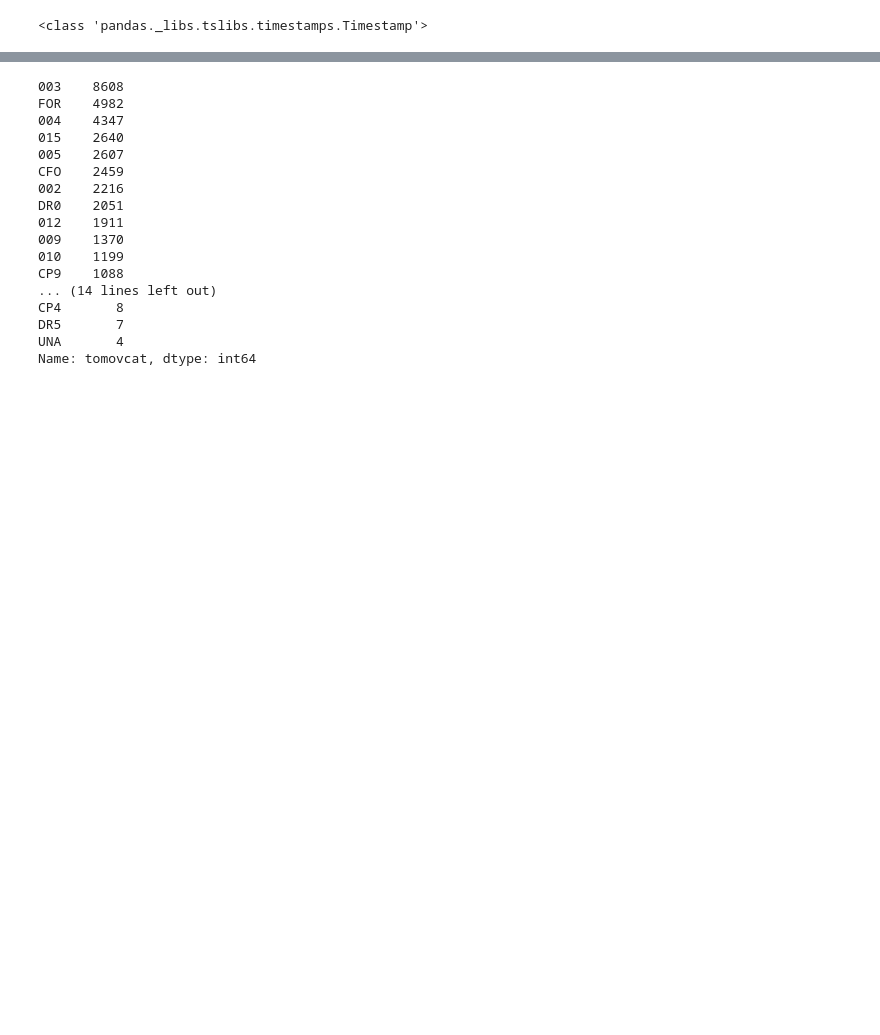
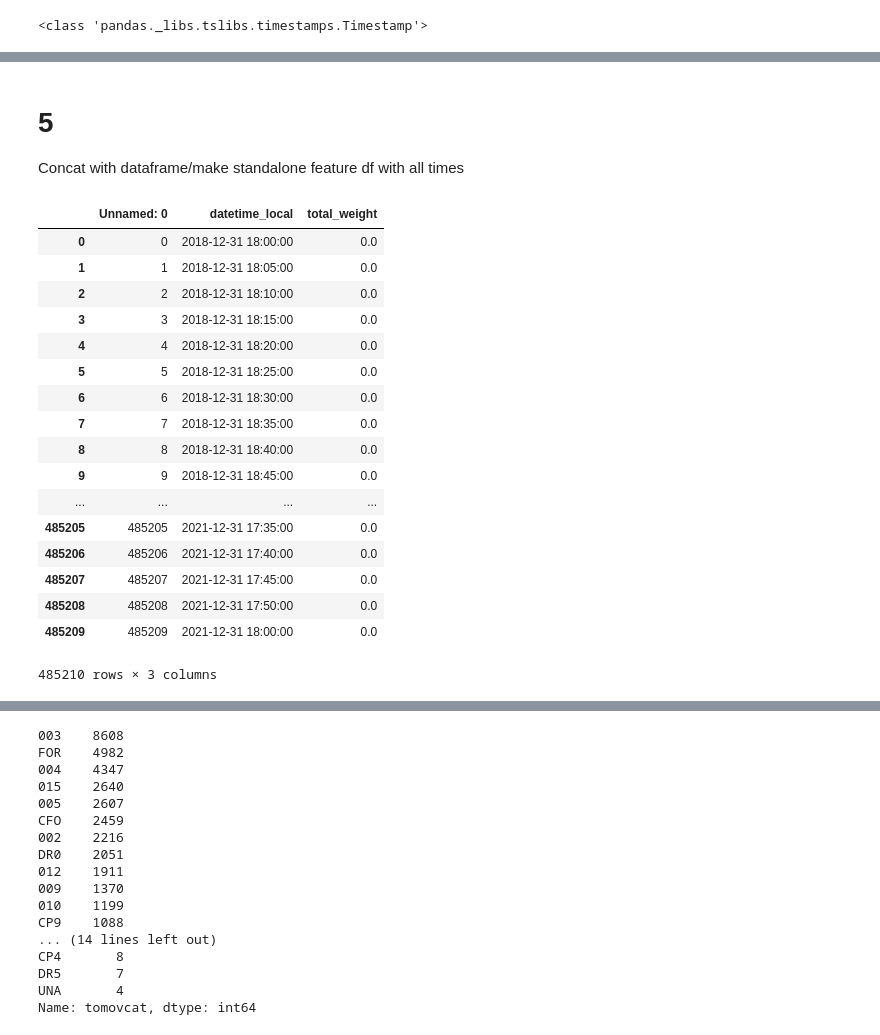
Before and after one commit to Robpennekamp/AppliedMachineLearning, a Jupyter notebook: AppliedMLdataproject2Sonjaa.ipynb, the cells around one changed output, grey strips where cells are left out. Drawn from its saved outputs; the diff is of its cells as text; code cells hidden in the pictures; blank space fills up the shorter version.

```diff
--- a/AppliedMLdataproject2Sonjaa.ipynb
+++ b/AppliedMLdataproject2Sonjaa.ipynb
@@ -255,0 +405,3 @@ featurestest = pd.DataFrame({'datetime_local': trainentest['datetime_local'][273
+# %% [markdown]
+# 5
+Concat with dataframe/make standalone feature df with all times
@@ -255,0 +412,21 @@ featurestest = pd.DataFrame({'datetime_local': trainentest['datetime_local'][273
+# %%
+warmthfeature = load_data('warmthft.csv')
+# %% [output]
+|  | Unnamed: 0 | datetime_local | total_weight |
+| 0 | 0 | 2018-12-31 18:00:00 | 0.0 |
+| 1 | 1 | 2018-12-31 18:05:00 | 0.0 |
+| 2 | 2 | 2018-12-31 18:10:00 | 0.0 |
+| 3 | 3 | 2018-12-31 18:15:00 | 0.0 |
+| 4 | 4 | 2018-12-31 18:20:00 | 0.0 |
+| 5 | 5 | 2018-12-31 18:25:00 | 0.0 |
+| 6 | 6 | 2018-12-31 18:30:00 | 0.0 |
+| 7 | 7 | 2018-12-31 18:35:00 | 0.0 |
+| 8 | 8 | 2018-12-31 18:40:00 | 0.0 |
+| 9 | 9 | 2018-12-31 18:45:00 | 0.0 |
+| ... | ... | ... | ... |
+| 485205 | 485205 | 2021-12-31 17:35:00 | 0.0 |
+| 485206 | 485206 | 2021-12-31 17:40:00 | 0.0 |
+| 485207 | 485207 | 2021-12-31 17:45:00 | 0.0 |
+| 485208 | 485208 | 2021-12-31 17:50:00 | 0.0 |
+| 485209 | 485209 | 2021-12-31 18:00:00 | 0.0 |
+485210 rows × 3 columns
```
Also changed, not shown: parts of 77 cells of this notebook, 2 other files.
